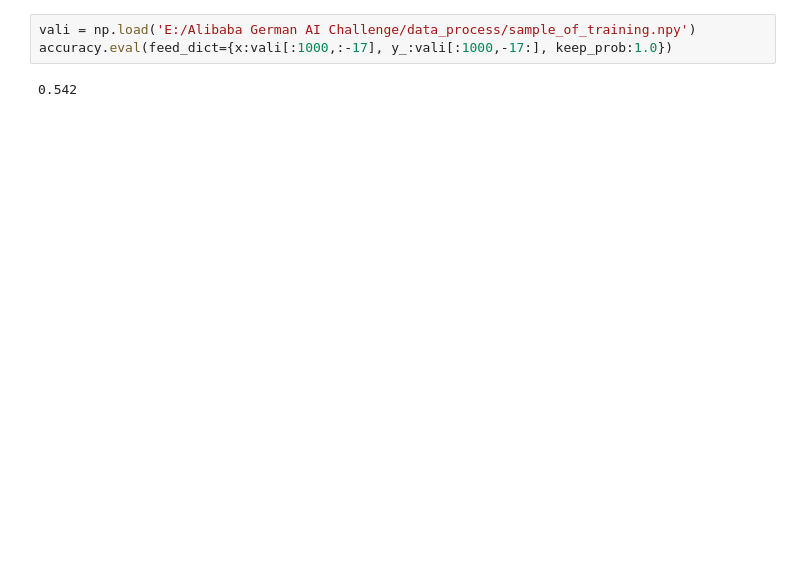
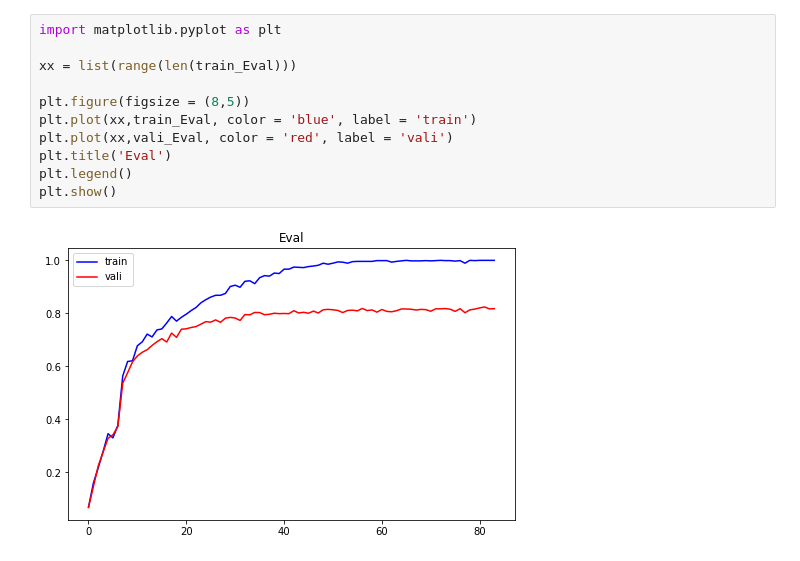
Before and after one commit to codingzhj/Alibaba-German-AI-Challenge, a Jupyter notebook: Deep CNN.ipynb, the cells around one changed output. Saved outputs shown, nothing was run; the diff lists cells and outputs as text; blank space fills up the shorter version.

```diff
--- a/Deep CNN.ipynb
+++ b/Deep CNN.ipynb
@@ -278,8 +167,16 @@ KeyboardInterrupt:
-# %%
-vali = np.load('E:/Alibaba German AI Challenge/data_process/sample_of_training.npy')
-accuracy.eval(feed_dict={x:vali[:1000,:-17], y_:vali[:1000,-17:], keep_prob:1.0})
-# %% [output]
-0.542
+# %%
+import matplotlib.pyplot as plt
+
+xx = list(range(len(train_Eval)))
+
+plt.figure(figsize = (8,5))
+plt.plot(xx,train_Eval, color = 'blue', label = 'train')
+plt.plot(xx,vali_Eval, color = 'red', label = 'vali')
+plt.title('Eval')
+plt.legend()
+plt.show()
+# %% [output]
+[figure, added]
 # %%
 import matplotlib.pyplot as plt
 
```
Also changed, not shown: parts of 18 cells of this notebook.
